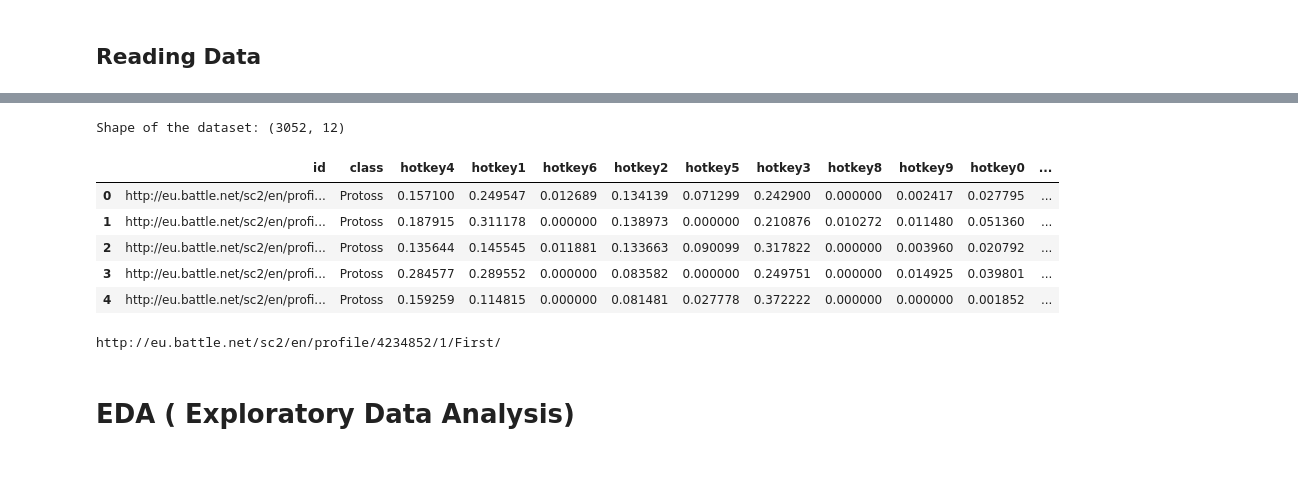
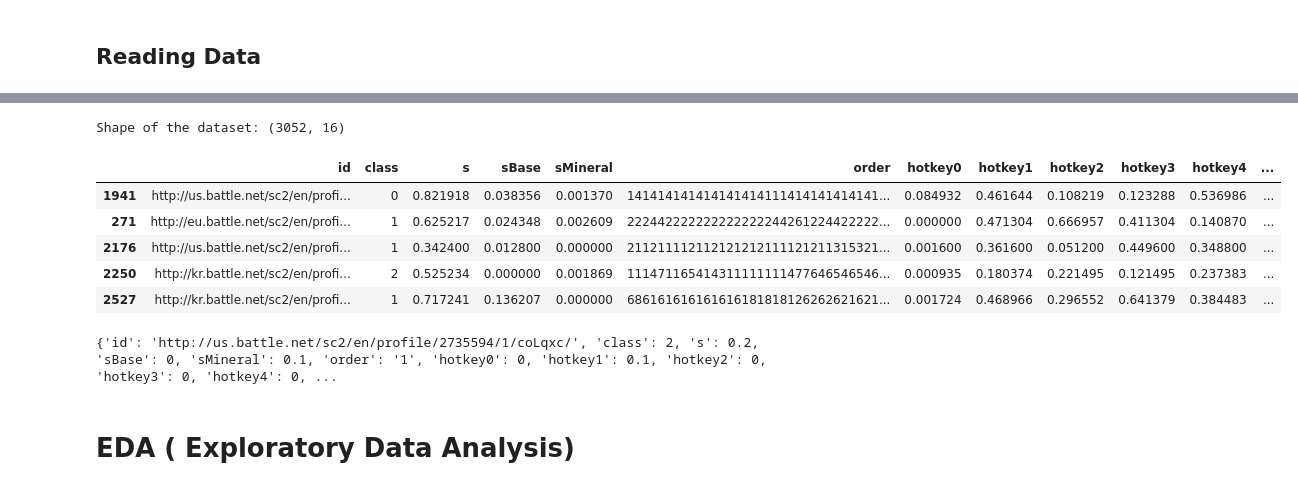
Before and after one commit to AguPereyra/StarcraftDataMiner, a Jupyter notebook: kernel/EDA.ipynb, the cells around one changed output, grey strips where cells are left out. Cells and saved outputs as stored; diff of their text form; code cells hidden in the pictures.

```diff
--- a/kernel/EDA.ipynb
+++ b/kernel/EDA.ipynb
@@ -13,3 +15,26 @@ import matplotlib.pyplot as plt
+# %%
+#To be sure that we get all the right keys
+CSV_KEYS = ['id', 'class', 's', 'sBase', 'sMineral', 'order']
+for i in range(10):
+    CSV_KEYS.append('hotkey' + str(i))
+
+#Define map class->value
+CLASSES = {}
+
+#Zerg -> 0
+#Protoss -> 1
+#Terran -> 2
+CLASSES['Zerg'] = 0
+CLASSES['Protoss'] = 1
+CLASSES['Terran'] = 2
+
+#Define Directories
+OUTPUT = '../data/output'
+OUTPUT_SUB = OUTPUT
+OUTPUT_CHARTS = OUTPUT + '/charts/'
+INPUT = '../data/input'
+INPUT_TRAIN = INPUT + '/TRAIN.CSV'
+INPUT_TEST = INPUT + '/TEST.CSV'
 # %% [markdown]
 ## Reading Data
 # %%
@@ -42,19 +110,20 @@ with open(csv_file, newline='') as csv_text:
 # %%
-df = pd.DataFrame(data, columns=train_dict.keys())
+data, ids= get_train_data()
+df = pd.DataFrame(data, columns=data[0].keys())
 print('Shape of the dataset: ' + str(df.shape))
-df.head().fillna(0)
+df.sample(n=5).fillna(0)
 # %% [output]
-Shape of the dataset: (3052, 12)
+Shape of the dataset: (3052, 16)
-|  | id | class | hotkey4 | hotkey1 | hotkey6 | hotkey2 | hotkey5 | hotkey3 | hotkey8 | hotkey9 | hotkey0 | ... |
-| 0 | http://eu.battle.net/sc2/en/profi... | Protoss | 0.157100 | 0.249547 | 0.012689 | 0.134139 | 0.071299 | 0.242900 | 0.000000 | 0.002417 | 0.027795 | ... |
-| 1 | http://eu.battle.net/sc2/en/profi... | Protoss | 0.187915 | 0.311178 | 0.000000 | 0.138973 | 0.000000 | 0.210876 | 0.010272 | 0.011480 | 0.051360 | ... |
-| 2 | http://eu.battle.net/sc2/en/profi... | Protoss | 0.135644 | 0.145545 | 0.011881 | 0.133663 | 0.090099 | 0.317822 | 0.000000 | 0.003960 | 0.020792 | ... |
-| 3 | http://eu.battle.net/sc2/en/profi... | Protoss | 0.284577 | 0.289552 | 0.000000 | 0.083582 | 0.000000 | 0.249751 | 0.000000 | 0.014925 | 0.039801 | ... |
-| 4 | http://eu.battle.net/sc2/en/profi... | Protoss | 0.159259 | 0.114815 | 0.000000 | 0.081481 | 0.027778 | 0.372222 | 0.000000 | 0.000000 | 0.001852 | ... |
+|  | id | class | s | sBase | sMineral | order | hotkey0 | hotkey1 | hotkey2 | hotkey3 | hotkey4 | ... |
+| 1941 | http://us.battle.net/sc2/en/profi... | 0 | 0.821918 | 0.038356 | 0.001370 | 141414141414141414111414141414141... | 0.084932 | 0.461644 | 0.108219 | 0.123288 | 0.536986 | ... |
+| 271 | http://eu.battle.net/sc2/en/profi... | 1 | 0.625217 | 0.024348 | 0.002609 | 222442222222222222244261224422222... | 0.000000 | 0.471304 | 0.666957 | 0.411304 | 0.140870 | ... |
+| 2176 | http://us.battle.net/sc2/en/profi... | 1 | 0.342400 | 0.012800 | 0.000000 | 211211112112121212111121211315321... | 0.001600 | 0.361600 | 0.051200 | 0.449600 | 0.348800 | ... |
+| 2250 | http://kr.battle.net/sc2/en/profi... | 2 | 0.525234 | 0.000000 | 0.001869 | 111471165414311111111477646546546... | 0.000935 | 0.180374 | 0.221495 | 0.121495 | 0.237383 | ... |
+| 2527 | http://kr.battle.net/sc2/en/profi... | 1 | 0.717241 | 0.136207 | 0.000000 | 686161616161616181818126262621621... | 0.001724 | 0.468966 | 0.296552 | 0.641379 | 0.384483 | ... |
-# %%
-print(ids[0])
-# %% [output]
-http://eu.battle.net/sc2/en/profile/4234852/1/First/
+# %%
+print(data[561])
+# %% [output]
+{'id': 'http://us.battle.net/sc2/en/profile/2735594/1/coLqxc/', 'class': 2, 's': 0.2, 'sBase': 0, 'sMineral': 0.1, 'order': '1', 'hotkey0': 0, 'hotkey1': 0.1, 'hotkey2': 0, 'hotkey3': 0, 'hotkey4': 0, ...
 # %% [markdown]
 # EDA ( Exploratory Data Analysis)
 # %% [markdown]
```
Also changed, not shown: parts of 15 cells of this notebook, 3 other files.
